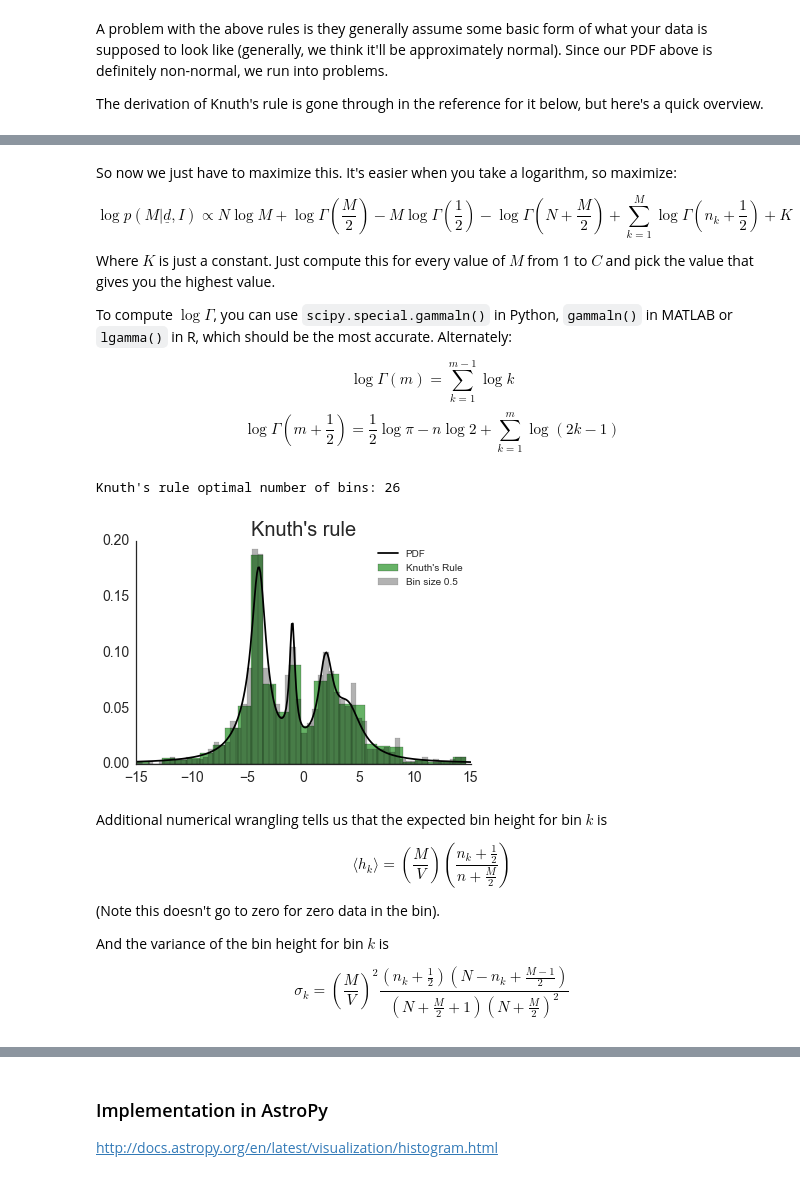
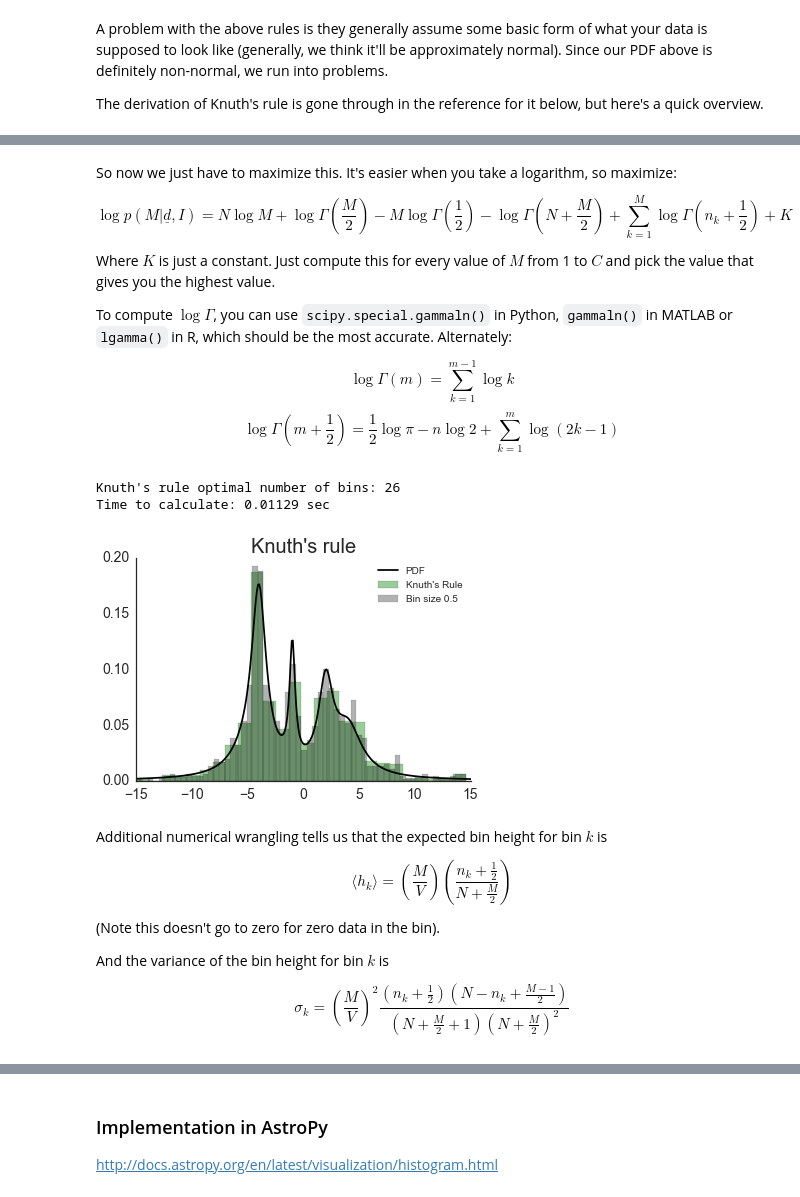
Before and after one commit to anzelpwj/Stats-week, a Jupyter notebook: Bayesian_blocks.ipynb, the cells around one changed output, grey strips where cells are left out. Cells and saved outputs as stored; diff of their text form; code cells hidden in the pictures.

```diff
--- a/Bayesian_blocks.ipynb
+++ b/Bayesian_blocks.ipynb
@@ -129,7 +130,7 @@ $$ p(M|\underline d, I) \propto \left( \frac{M}{V}\right)^N \frac{\Gamma \left(\
 # %% [markdown]
 So now we just have to maximize this. It's easier when you take a logarithm, so maximize:
 
-$$ \log p(M|\underline d, I) \propto N \log M + \log \Gamma \left( \frac{M}{2} \right) - M \log \Gamma \left( \frac{1}{2} \right) - \log \Gamma \left( N + \frac{M}{2} \right) + \sum_{k=1}^{M} \log \Gamma \left( n_k + \frac{1}{2} \right) + K$$
+$$ \log p(M|\underline d, I) = N \log M + \log \Gamma \left( \frac{M}{2} \right) - M \log \Gamma \left( \frac{1}{2} \right) - \log \Gamma \left( N + \frac{M}{2} \right) + \sum_{k=1}^{M} \log \Gamma \left( n_k + \frac{1}{2} \right) + K$$
 
 Where $K$ is just a constant. Just compute this for every value of $M$ from 1 to $C$ and pick the value that gives you the highest value.
 
@@ -179,24 +179,28 @@ and histogram-based probability density models, Entropy.
     optM = np.argmax(logp) + 1
     return optM
 # %%
+start_time = time.clock()
 optval_Knuth = optBINS(X_vals, 100)
+end_time = time.clock()
 print("Knuth's rule optimal number of bins: %d" % optval_Knuth)
+print("Time to calculate: %.5f sec" % (end_time - start_time))
 # %% [output]
 Knuth's rule optimal number of bins: 26
+Time to calculate: 0.01129 sec
 # %%
-plt.hist(X_vals, bins=optval_Knuth, normed=True, color='g', alpha=0.6, label="Knuth's Rule")
+plt.hist(X_vals, bins=optval_Knuth, normed=True, color='g', alpha=0.4, label="Knuth's Rule")
 plt.title("Knuth's rule", fontsize=20)
 plt.hist(X_vals, bins=60, normed=True, color='k', alpha=0.3, label='Bin size 0.5')
 plt.plot(X_sample, sample_dist, color='k', label='PDF')
 plt.legend()
 plt.tick_params(labelsize=14)
 sns.despine()
 # %% [output]
-[figure, old version]
+[figure, new version]
 # %% [markdown]
 Additional numerical wrangling tells us that the expected bin height for bin $k$ is
 
-$$ \langle h_k \rangle = \left( \frac{M}{V} \right) \left( \frac{n_k + \frac{1}{2}}{n + \frac{M}{2}} \right) $$
+$$ \langle h_k \rangle = \left( \frac{M}{V} \right) \left( \frac{n_k + \frac{1}{2}}{N + \frac{M}{2}} \right) $$
 
 (Note this doesn't go to zero for zero data in the bin).
 
```
Also changed, not shown: parts of 23 cells of this notebook, 2 other files.
